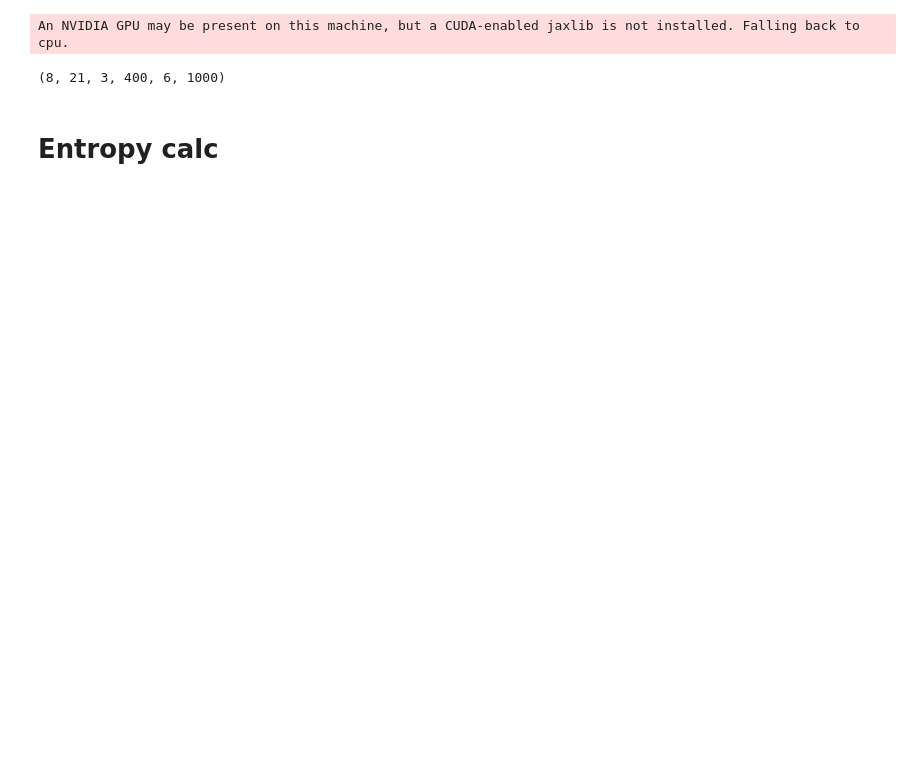
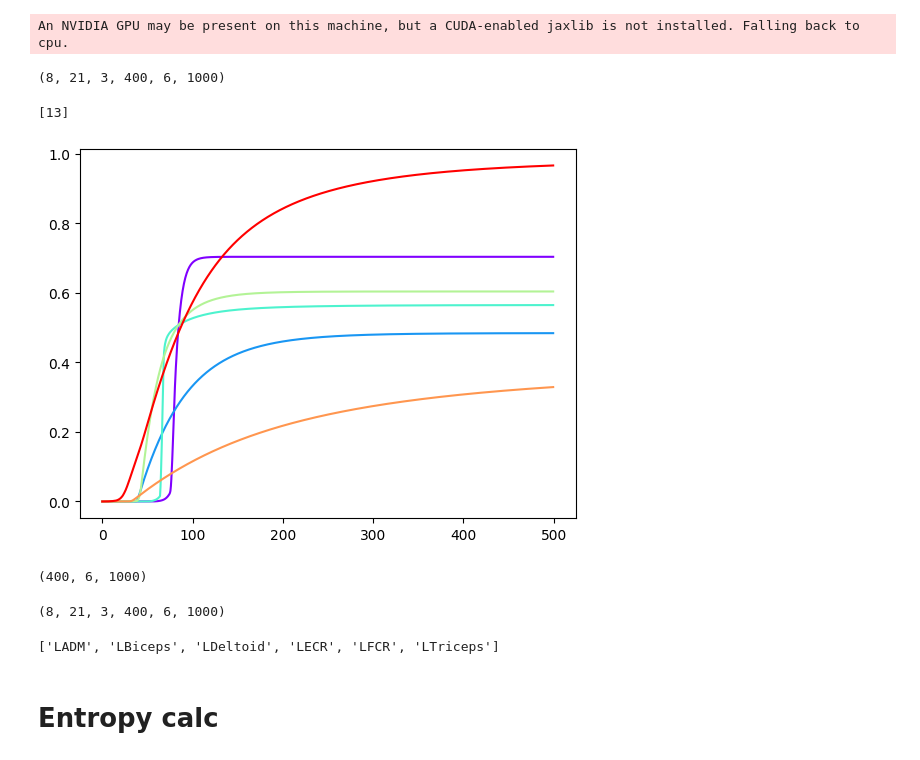
Before and after one commit to hbmep/rat-mapping, a Jupyter notebook: notebooks/L_CIRC/v2_selectivity.ipynb, the cells around one changed output. Saved outputs shown, nothing was run; the diff lists cells and outputs as text; code cells hidden in the pictures; blank space fills up the shorter version.

```diff
--- a/notebooks/L_CIRC/v2_selectivity.ipynb
+++ b/notebooks/L_CIRC/v2_selectivity.ipynb
@@ -40,2 +40,6 @@ y.shape
 # %% [output]
 (8, 21, 3, 400, 6, 1000)
+# %%
+[i for i, cpos in enumerate(compound_positions) if cpos == "C6LNE-C6LSW"]
+# %% [output]
+[13]
@@ -42,3 +48,26 @@ y.shape
+# %%
+samples = y[0, 13, 2, :, :, :]
+
+for j in range(model.n_response):
+    sns.lineplot(
+        x=x,
+        y=samples[:, j, :].mean(axis=0),
+        color = model._get_colors(model.n_response)[j]
+    )
+# %% [output]
+[figure, added]
+# %%
+y[1, 13, 2, :, :, :].shape
+# %% [output]
+(400, 6, 1000)
+# %%
+y.shape
+# %% [output]
+(8, 21, 3, 400, 6, 1000)
+# %%
+model.response
+# %% [output]
+['LADM', 'LBiceps', 'LDeltoid', 'LECR', 'LFCR', 'LTriceps']
 # %% [markdown]
 # Entropy calc
 # %%
```
Also changed, not shown: parts of 13 cells of this notebook, 2 other files.
